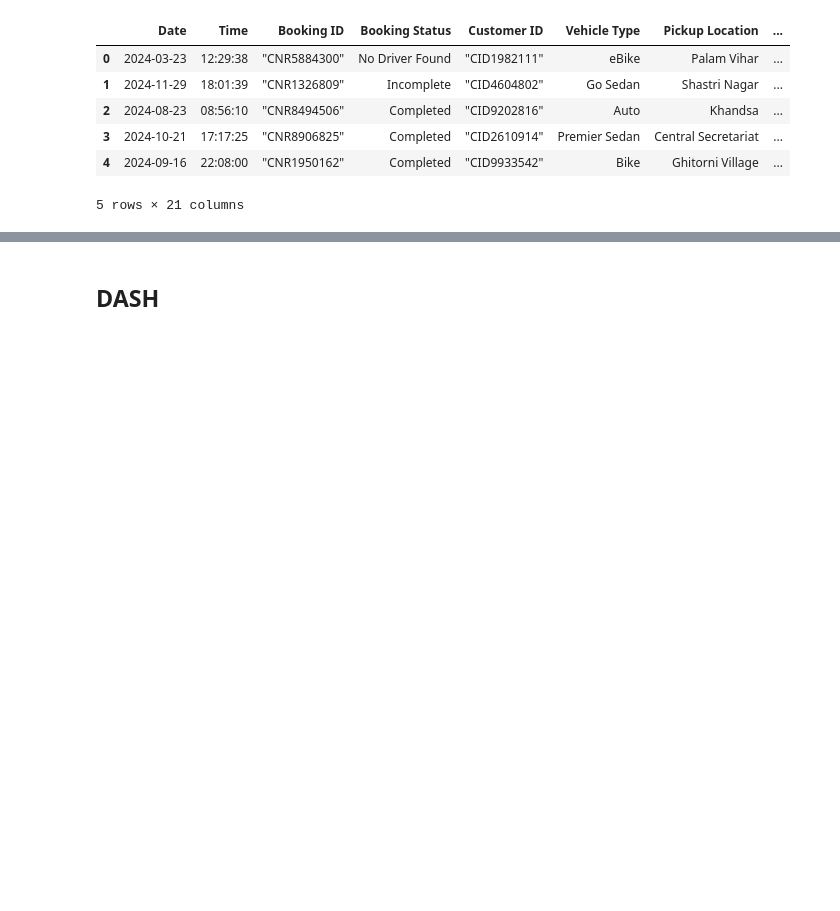
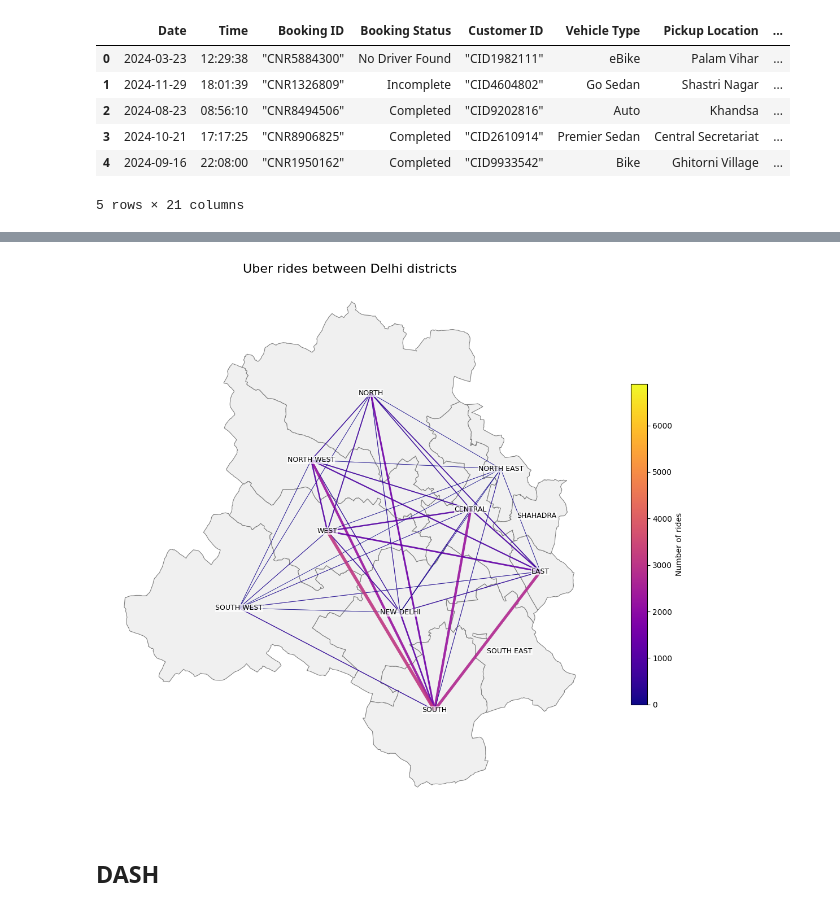
Before and after one commit to Merenn/vizualization-project, a Jupyter notebook: interactive_notebook.ipynb, the cells around one changed output, grey strips where cells are left out. Saved outputs shown, nothing was run; the diff lists cells and outputs as text; code cells hidden in the pictures; blank space fills up the shorter version.

```diff
--- a/interactive_notebook.ipynb
+++ b/interactive_notebook.ipynb
@@ -61,3 +288,57 @@ memory usage: 27.9+ MB
+# %%
+from shapely.geometry import LineString
+
+def make_line(row):
+    """
+    Returns a straight LineString connecting the centroid of the origin
+    district to the centroid of the destination district.
+    """
+    origin_pt = lookup[row["Pickup region"]]
+    dest_pt   = lookup[row["Drop region"]]
+    return LineString([origin_pt, dest_pt])
+
+# Add a geometry column with the flow lines
+flows["geometry"] = flows.apply(make_line, axis=1)
+
+# Convert the plain DataFrame into a GeoDataFrame (same CRS as `delhi`)
+gdf_flows = gpd.GeoDataFrame(flows,
+                             geometry="geometry",
+                             crs=delhi.crs)
+# %%
+fig, ax = plt.subplots(1, 1, figsize=(12, 10))
+
+# 5‑a) Plot the Delhi districts (light fill, grey borders)
+delhi.plot(ax=ax,
+           edgecolor="gray",
+           facecolor="#f0f0f0",
+           linewidth=0.8)
+
+# 5‑b) Scale line width by flow volume
+max_w, min_w = 8, 0.5
+vmin, vmax = gdf_flows["volume"].min(), gdf_flows["volume"].max()
+lw = (gdf_flows["volume"] - vmin) / (vmax - vmin) * (max_w - min_w) + min_w
+
+# 5‑c) Plot the flow lines, colour‑coded by volume
+gdf_flows.plot(ax=ax,
+               linewidth=lw,
+               alpha=0.7,
+               cmap="plasma",
+               column="volume",
+               legend=True,
+               legend_kwds={"label": "Number of rides", "shrink": 0.6})
+
+# 5‑d) Optional: label each district
+for _, r in delhi.iterrows():
+    ax.text(r.centroid.x, r.centroid.y, r.District,
+            ha="center", va="center", fontsize=9,
+            bbox=dict(facecolor="white", edgecolor="none", pad=0.3, alpha=0.7))
+
+ax.set_axis_off()
+plt.title("Uber rides between Delhi districts", fontsize=16)
+plt.tight_layout()
+plt.show()
+# %% [output]
+[figure, added]
 # %% [markdown]
 ## DASH
 # %%
```
Also changed, not shown: parts of 9 cells of this notebook, 8 other files.
